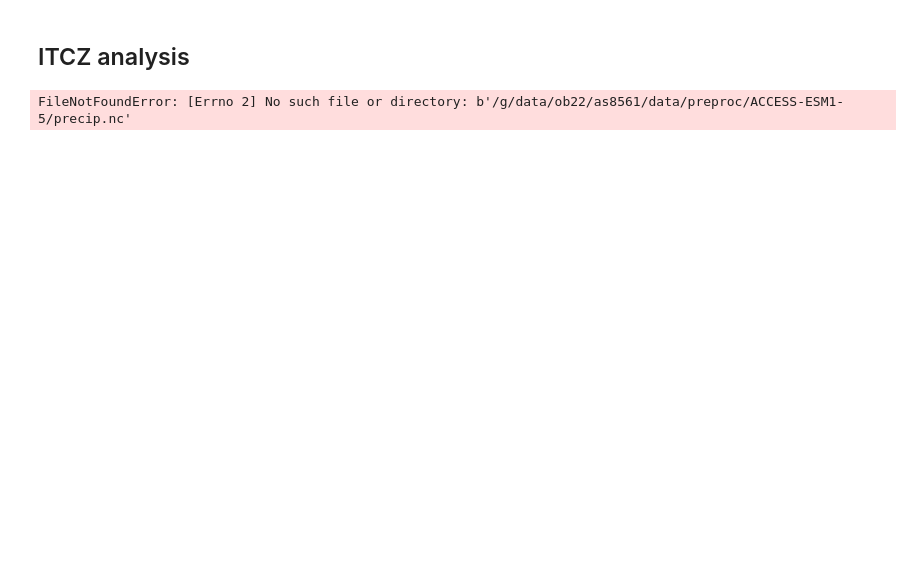
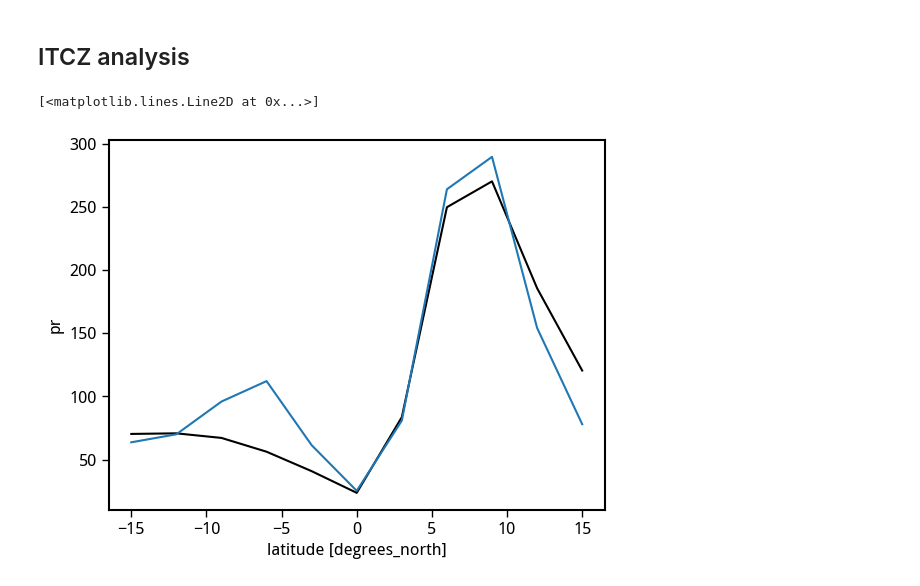
Before and after one commit to adisen99/enso_precip_asymmetry, a Jupyter notebook: 07_code_review1.ipynb, the cells around one changed output. Drawn from its saved outputs; the diff is of its cells as text; code cells hidden in the pictures; blank space fills up the shorter version.

```diff
--- a/07_code_review1.ipynb
+++ b/07_code_review1.ipynb
@@ -417,10 +418,2 @@ Text(0.5, 1.0, 'N. Australia ANN')
 # %% [markdown]
 ## ITCZ analysis
-# %%
-base_loc = '/g/data/ob22/as8561/data/regridded_models/'
-precip = xr.open_dataset(base_loc + 'ACCESS-ESM1-5/precip.nc').precip.sel(time = slice('1900', '2015'))#.load()
-precip = precip.assign_coords({"lon": (((precip.lon + 180) % 360) - 178.5)})
-precip = precip.sortby(precip.lon)
-precip
-# %% [output]
-FileNotFoundError: [Errno 2] No such file or directory: b'/g/data/ob22/as8561/data/preproc/ACCESS-ESM1-5/precip.nc'
@@ -455,0 +427,4 @@ def calc_data_res_parallel(params):
+# %%
+access_pr = xr.open_dataset('/g/data/ob22/as8561/data/regridded_models/ACCESS-ESM1-5_pr_r1i1p1f1/pr_Amon_ACCESS-ESM1-5_historical_r1i1p1f1_gn_185001-201412.nc').pr*86400*30
+# %%
+rean_pr = (xr.open_mfdataset('./data/regridded/20CR/prate.mon.mean_regrid.nc').prate*86400*30).load()
@@ -455,0 +434,9 @@ def calc_data_res_parallel(params):
+# %%
+obs = rean_pr.sel(lat=slice(-15, 15), lon = slice(-150+360, -90+360)).mean(('time', 'lon'))
+pred = access_pr.sel(lat=slice(-15, 15), lon = slice(-150+360, -90+360)).mean(('time', 'lon'))
+# %%
+obs.plot(color='k')
+pred.plot()
+# %% [output]
+[<matplotlib.lines.Line2D at 0x...>]
+[figure, added]
```
Also changed, not shown: parts of 20 cells of this notebook, 1 other file.
